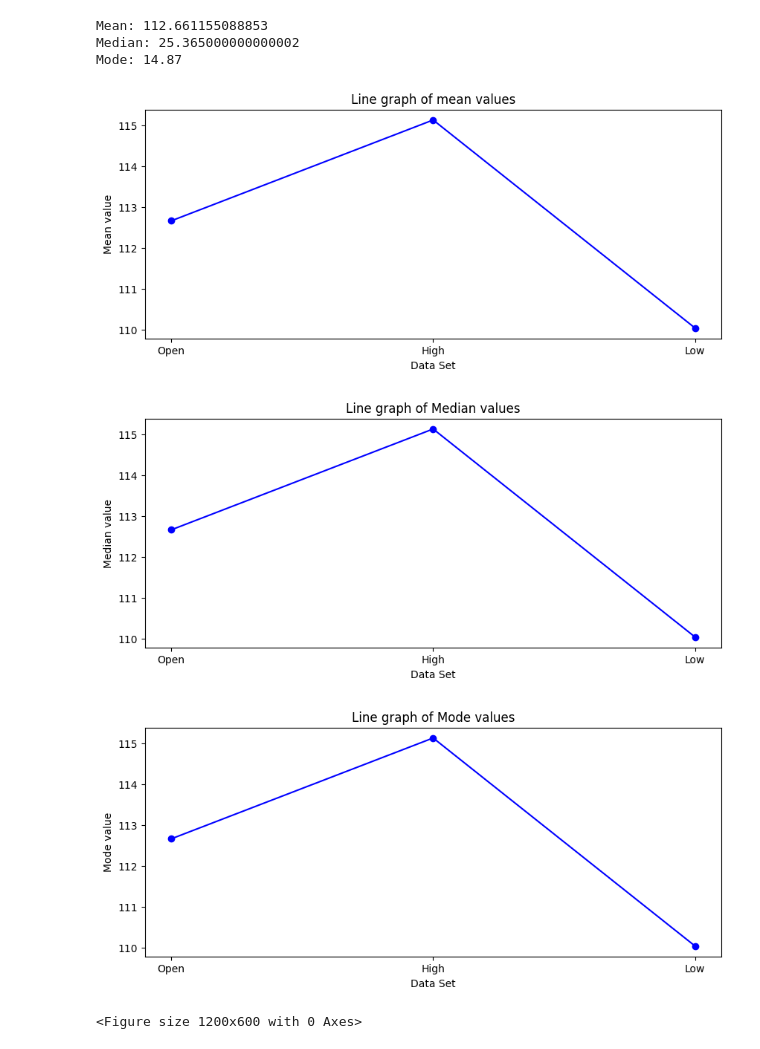
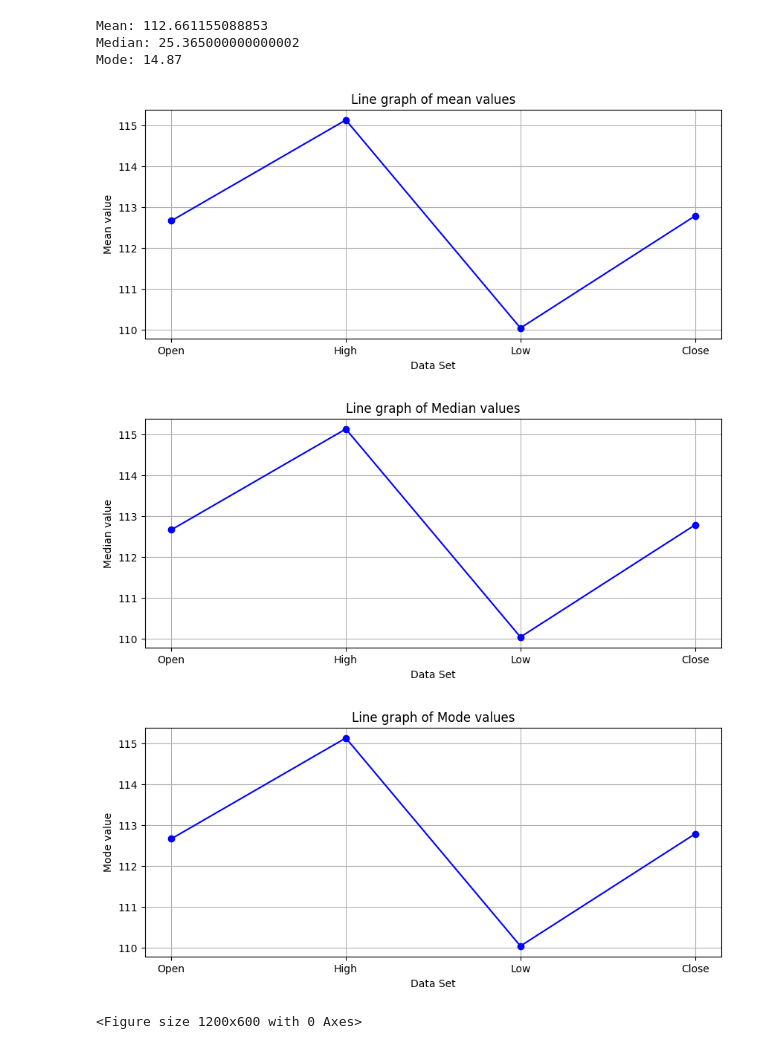
Before and after one commit to Partha-Suresh/XAI-Project, a Jupyter notebook: notebooks/Stock Regression/Stock statistic modelling.ipynb, the cells around one changed output. Saved outputs shown, nothing was run; the diff lists cells and outputs as text; code cells hidden in the pictures.

Commit message:
updated dataset and stats model

```diff
--- a/notebooks/Stock Regression/Stock statistic modelling.ipynb
+++ b/notebooks/Stock Regression/Stock statistic modelling.ipynb
@@ -31,14 +31,17 @@ For example, when doing 'df[col].method(value, inplace=True)', try using 'df.met
 meanopen=stock['Open'].mean()
 meanhigh=stock['High'].mean()
 meanlow=stock['Low'].mean()
+meanclose=stock['Close'].mean()
 
 medianopen=stock['Open'].median()
 medianhigh=stock['High'].median()
 medianlow=stock['Low'].median()
+medianclose=stock['Close'].median()
 
 modeopen=stock['Open'].mode().iloc[0]
 modehigh=stock['High'].mode().iloc[0]
 modelow=stock['Low'].mode().iloc[0]
+modeclose=stock['Close'].mode().iloc[0]
 
 print("Mean:",meanopen)
 print("Median:",medianopen)
@@ -48,44 +51,44 @@ Mean: 112.661155088853
 Median: 25.365000000000002
 Mode: 14.87
 # %%
-means=[meanopen,meanhigh,meanlow]
+means=[meanopen,meanhigh,meanlow,meanclose]
 
 plt.figure(figsize=(10,4))
 plt.plot(range(len(means)),means,marker='o',linestyle='-',color='b')
-plt.xticks(range(len(means)),['Open','High','Low'])
+plt.xticks(range(len(means)),['Open','High','Low','Close'])
 plt.xlabel('Data Set')
 plt.ylabel('Mean value')
 plt.title('Line graph of mean values')
-
+plt.grid(True)
 plt.show()
 # %% [output]
-[figure, old version]
+[figure, new version]
 # %%
-medians=[medianopen,medianhigh,medianlow]
+medians=[medianopen,medianhigh,medianlow,medianclose]
 
 plt.figure(figsize=(10,4))
 plt.plot(range(len(medians)),means,marker='o',linestyle='-',color='b')
-plt.xticks(range(len(medians)),['Open','High','Low'])
+plt.xticks(range(len(medians)),['Open','High','Low','Close'])
 plt.xlabel('Data Set')
 plt.ylabel('Median value')
 plt.title('Line graph of Median values')
-
+plt.grid(True)
 plt.show()
 # %% [output]
-[figure, old version]
+[figure, new version]
 # %%
-modes=[modeopen,modehigh,modelow]
+modes=[modeopen,modehigh,modelow,modeclose]
 
 plt.figure(figsize=(10,4))
 plt.plot(range(len(modes)),means,marker='o',linestyle='-',color='b')
-plt.xticks(range(len(modes)),['Open','High','Low'])
+plt.xticks(range(len(modes)),['Open','High','Low','Close'])
 plt.xlabel('Data Set')
 plt.ylabel('Mode value')
 plt.title('Line graph of Mode values')
-
+plt.grid(True)
 plt.show()
 # %% [output]
-[figure, old version]
+[figure, new version]
 # %%
 stock['Daily_range']=stock['High']-stock['Low']
 test['Daily_range']=test['High']-stock['Low']
```
Also changed, not shown: parts of 8 cells of this notebook, 3 other files.
